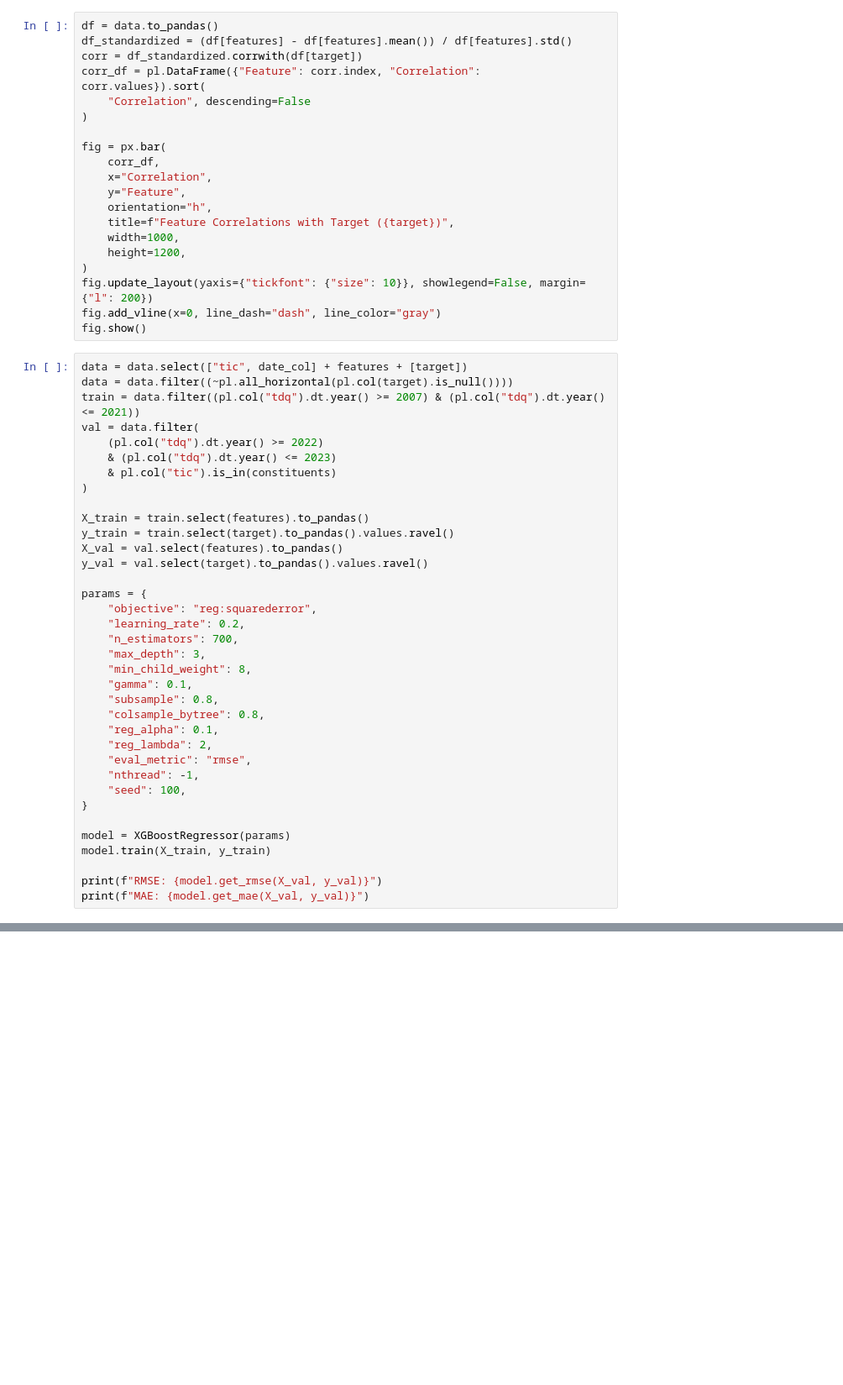
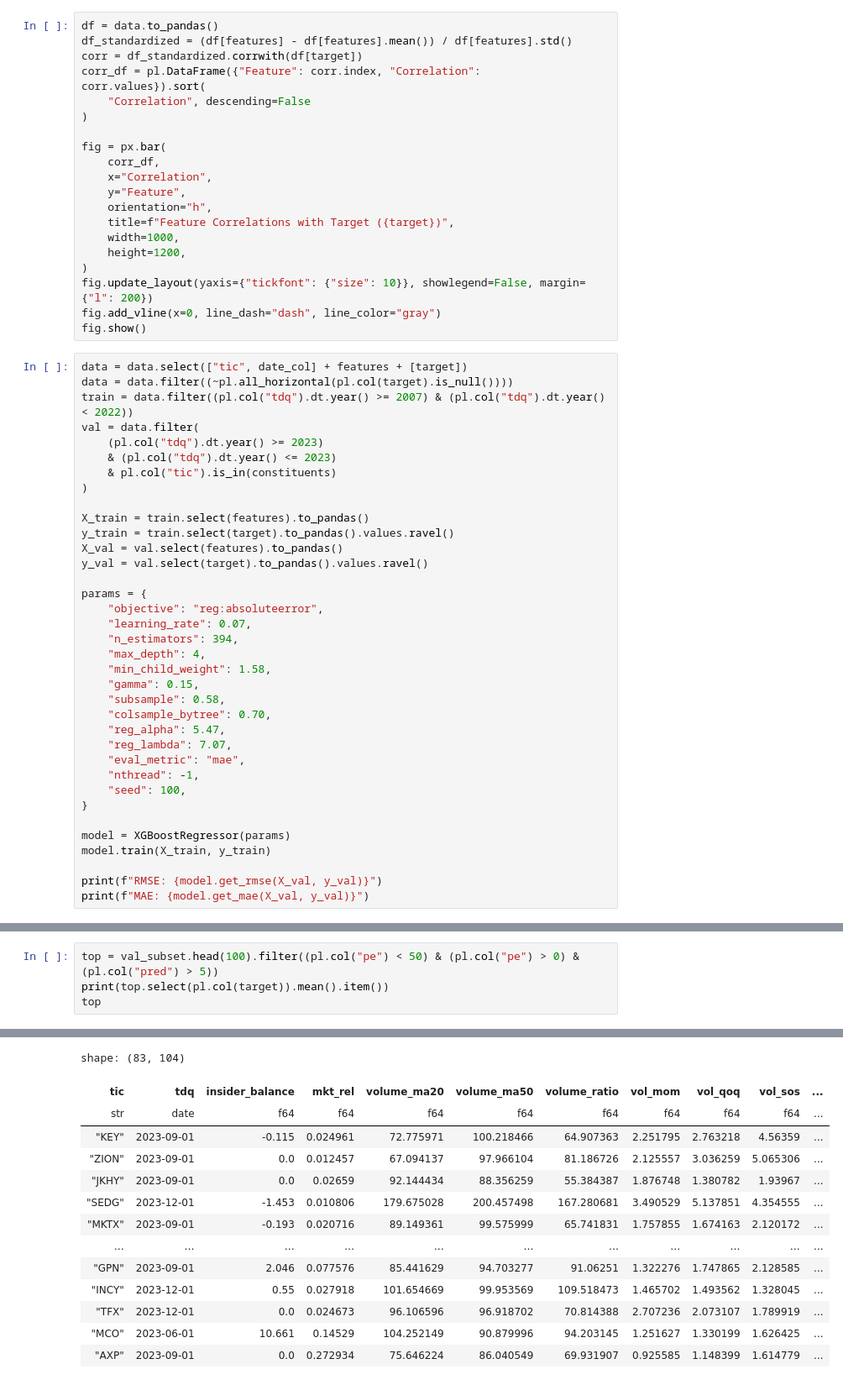
Before and after one commit to francisco3511/stocksense, a Jupyter notebook: notebooks/regression.ipynb, the cells around one changed output, grey strips where cells are left out. Shown at 84% size. Saved outputs shown, nothing was run; the diff lists cells and outputs as text; blank space fills up the shorter version.

```diff
--- a/notebooks/regression.ipynb
+++ b/notebooks/regression.ipynb
@@ -81,9 +77,9 @@ fig.show()
 # %%
 data = data.select(["tic", date_col] + features + [target])
 data = data.filter((~pl.all_horizontal(pl.col(target).is_null())))
-train = data.filter((pl.col("tdq").dt.year() >= 2007) & (pl.col("tdq").dt.year() <= 2021))
+train = data.filter((pl.col("tdq").dt.year() >= 2007) & (pl.col("tdq").dt.year() < 2022))
 val = data.filter(
-    (pl.col("tdq").dt.year() >= 2022)
+    (pl.col("tdq").dt.year() >= 2023)
     & (pl.col("tdq").dt.year() <= 2023)
     & pl.col("tic").is_in(constituents)
 )
@@ -94,17 +90,17 @@ X_val = val.select(features).to_pandas()
 y_val = val.select(target).to_pandas().values.ravel()
 
 params = {
-    "objective": "reg:squarederror",
-    "learning_rate": 0.2,
-    "n_estimators": 700,
-    "max_depth": 3,
-    "min_child_weight": 8,
-    "gamma": 0.1,
-    "subsample": 0.8,
-    "colsample_bytree": 0.8,
-    "reg_alpha": 0.1,
-    "reg_lambda": 2,
-    "eval_metric": "rmse",
+    "objective": "reg:absoluteerror",
+    "learning_rate": 0.07,
+    "n_estimators": 394,
+    "max_depth": 4,
+    "min_child_weight": 1.58,
+    "gamma": 0.15,
+    "subsample": 0.58,
+    "colsample_bytree": 0.70,
+    "reg_alpha": 5.47,
+    "reg_lambda": 7.07,
+    "eval_metric": "mae",
     "nthread": -1,
     "seed": 100,
 }
@@ -144,0 +137,5 @@ Average freturn: -2.33%
+# %%
+top = val_subset.head(100).filter((pl.col("pe") < 50) & (pl.col("pe") > 0) & (pl.col("pred") > 5))
+print(top.select(pl.col(target)).mean().item())
+top
+# %% [output]
@@ -144,0 +143,14 @@ Average freturn: -2.33%
+shape: (83, 104)
+| tic | tdq | insider_balance | mkt_rel | volume_ma20 | volume_ma50 | volume_ratio | vol_mom | vol_qoq | vol_sos | ... |
+| str | date | f64 | f64 | f64 | f64 | f64 | f64 | f64 | f64 | ... |
+| "KEY" | 2023-09-01 | -0.115 | 0.024961 | 72.775971 | 100.218466 | 64.907363 | 2.251795 | 2.763218 | 4.56359 | ... |
+| "ZION" | 2023-09-01 | 0.0 | 0.012457 | 67.094137 | 97.966104 | 81.186726 | 2.125557 | 3.036259 | 5.065306 | ... |
+| "JKHY" | 2023-09-01 | 0.0 | 0.02659 | 92.144434 | 88.356259 | 55.384387 | 1.876748 | 1.380782 | 1.93967 | ... |
+| "SEDG" | 2023-12-01 | -1.453 | 0.010806 | 179.675028 | 200.457498 | 167.280681 | 3.490529 | 5.137851 | 4.354555 | ... |
+| "MKTX" | 2023-09-01 | -0.193 | 0.020716 | 89.149361 | 99.575999 | 65.741831 | 1.757855 | 1.674163 | 2.120172 | ... |
+| … | … | … | … | … | … | … | … | … | … | ... |
+| "GPN" | 2023-09-01 | 2.046 | 0.077576 | 85.441629 | 94.703277 | 91.06251 | 1.322276 | 1.747865 | 2.128585 | ... |
+| "INCY" | 2023-12-01 | 0.55 | 0.027918 | 101.654669 | 99.953569 | 109.518473 | 1.465702 | 1.493562 | 1.328045 | ... |
+| "TFX" | 2023-12-01 | 0.0 | 0.024673 | 96.106596 | 96.918702 | 70.814388 | 2.707236 | 2.073107 | 1.789919 | ... |
+| "MCO" | 2023-06-01 | 10.661 | 0.14529 | 104.252149 | 90.879996 | 94.203145 | 1.251627 | 1.330199 | 1.626425 | ... |
+| "AXP" | 2023-09-01 | 0.0 | 0.272934 | 75.646224 | 86.040549 | 69.931907 | 0.925585 | 1.148399 | 1.614779 | ... |
```
Also changed, not shown: parts of 15 cells of this notebook, 34 other files.
